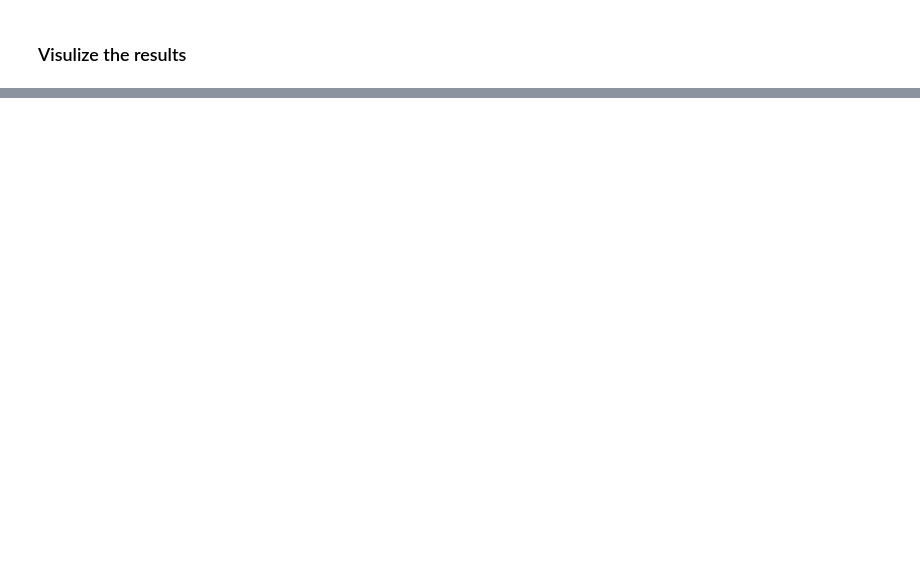
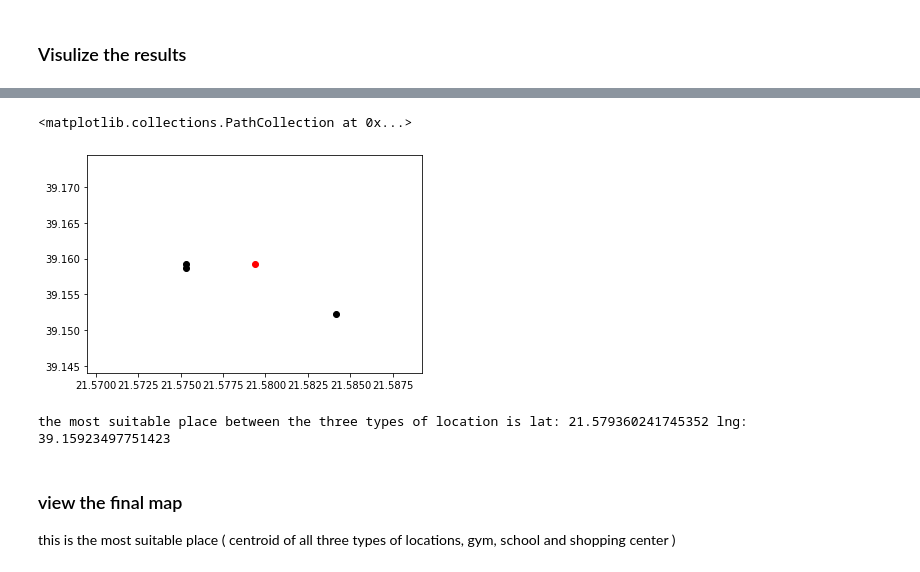
Before and after one commit to MDCR55/Coursera_Capstone, a Jupyter notebook: CapstoneProject_Week2.ipynb, the cells around one changed output, grey strips where cells are left out. Drawn from its saved outputs; the diff is of its cells as text; code cells hidden in the pictures; blank space fills up the shorter version.

```diff
--- a/CapstoneProject_Week2.ipynb
+++ b/CapstoneProject_Week2.ipynb
@@ -296,0 +492,42 @@ venues_map
+# %%
+# Plotting the three centroids
+
+x_g = coordinatesCenterGym[0].lat
+y_g = coordinatesCenterGym[1].lng
+
+x_s = coordinatesCenterSchool[0].lat
+y_s = coordinatesCenterSchool[1].lng
+
+x_m = coordinatesCenterGym[0].lat
+y_m = coordinatesCenterMall[1].lng
+
+df_all_centroids = pd.DataFrame({'lat': [x_g,x_s ,x_m] , 'lng': [y_g,y_s ,y_m]})
+
+#find the centroid of the gyms
+coordinatesCenter = []
+
+def findCenter(xList, yList, coordinates):
+        xCenter = np.sum(xList)/len(xList)
+        yCenter = np.sum(yList)/len(yList)
+        coordinates.append(xCenter)
+        coordinates.append(yCenter)
+        return coordinates
+
+findCenter(x_mall, y_mall, coordinatesCenter)
+
+# list to numpy array
+np.array(coordinatesCenter)
+
+# plot the list of gyms with the centeroid
+plt.scatter(coordinatesCenter[0], coordinatesCenter[1], label = 'Mall coordinates', color='red')
+plt.scatter(df_all_centroids.lat, df_all_centroids.lng, label = 'The three cenroids', color='black')
+# %% [output]
+<matplotlib.collections.PathCollection at 0x...>
+[figure, added]
+# %%
+print("the most suitable place between the three types of location is lat: " + str(coordinatesCenter[0].lat) +" lng: " + str(coordinatesCenter[1].lng))
+# %% [output]
+the most suitable place between the three types of location is lat: 21.579360241745352 lng: 39.15923497751423
+# %% [markdown]
+### view the final map
+this is the most suitable place ( centroid of all three types of locations, gym, school and shopping center )
```
Also changed, not shown: parts of 22 cells of this notebook.
